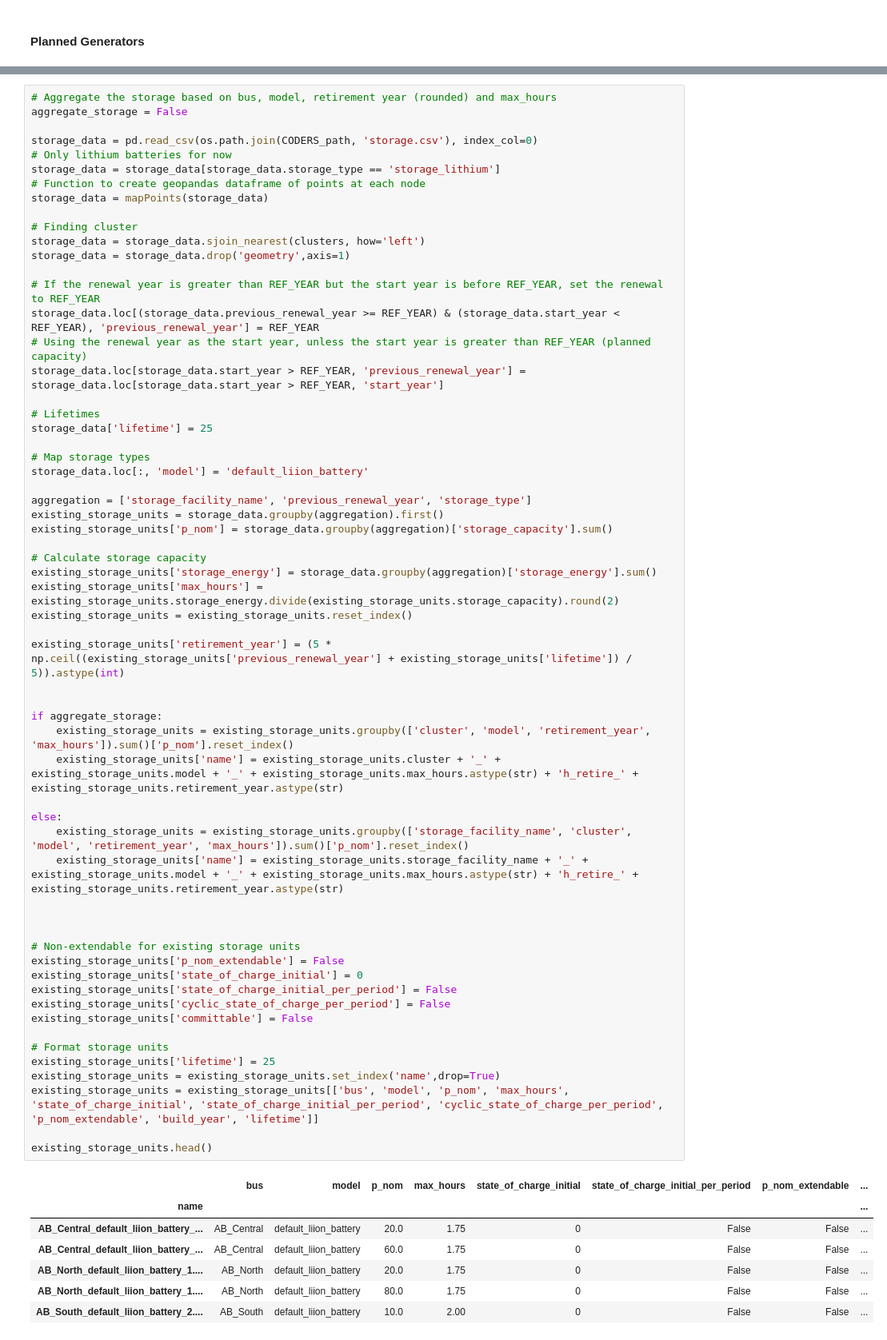
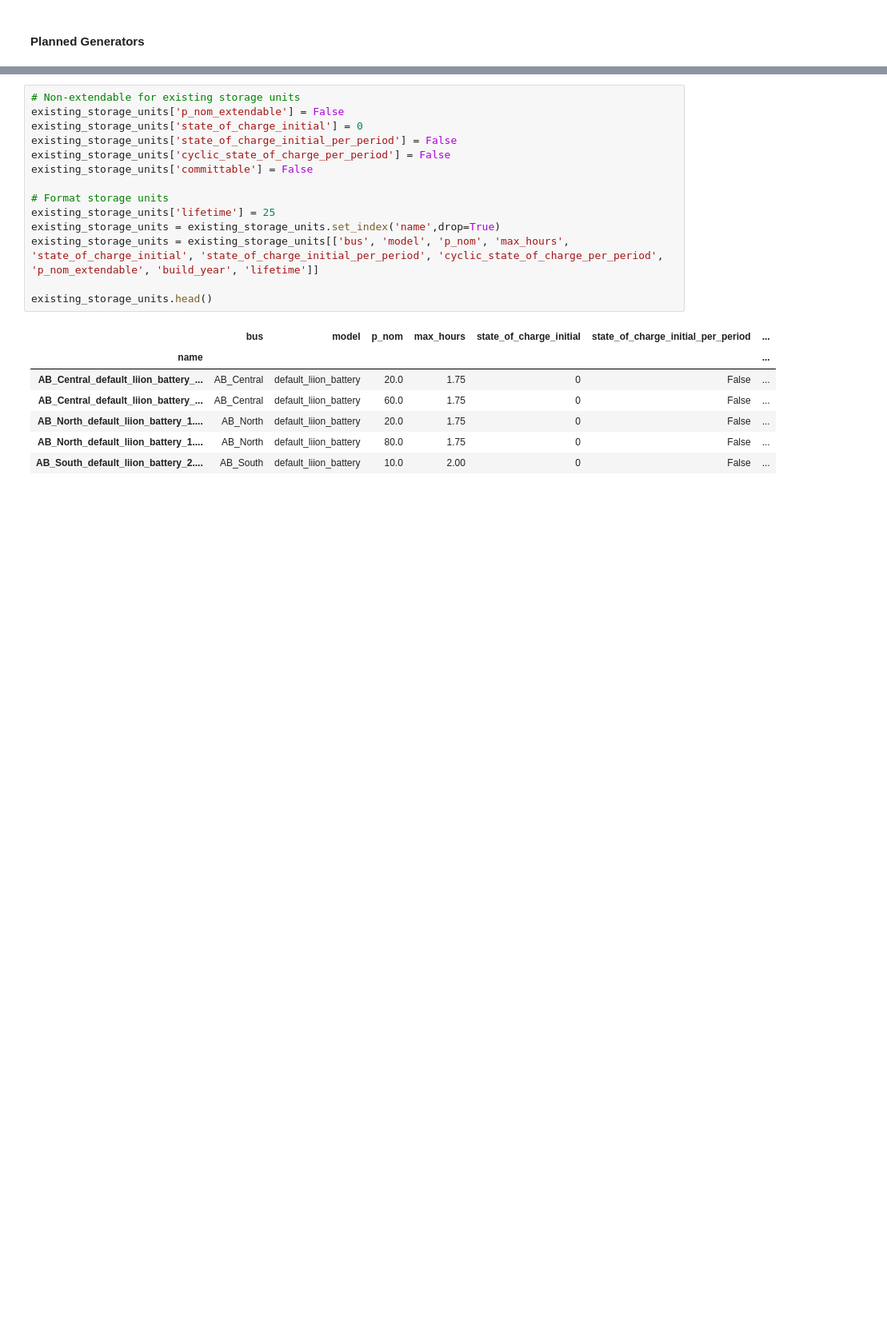
Before and after one commit to NRCan/pypsa-canada-national, a Jupyter notebook: 4 - Create Model.ipynb, the cells around one changed output, grey strips where cells are left out. Shown at 80% size. Cells and saved outputs as stored; diff of their text form; blank space fills up the shorter version.

```diff
--- a/4 - Create Model.ipynb
+++ b/4 - Create Model.ipynb
@@ -314,71 +314,25 @@ existing_storage_units.tail()
 # %%
-# Aggregate the storage based on bus, model, retirement year (rounded) and max_hours
-aggregate_storage = False
-
-storage_data = pd.read_csv(os.path.join(CODERS_path, 'storage.csv'), index_col=0)
-# Only lithium batteries for now
-storage_data = storage_data[storage_data.storage_type == 'storage_lithium']
-# Function to create geopandas dataframe of points at each node
-storage_data = mapPoints(storage_data)
-
-# Finding cluster
-storage_data = storage_data.sjoin_nearest(clusters, how='left')
-storage_data = storage_data.drop('geometry',axis=1)
-
-# If the renewal year is greater than REF_YEAR but the start year is before REF_YEAR, set the renewal to REF_YEAR
-storage_data.loc[(storage_data.previous_renewal_year >= REF_YEAR) & (storage_data.start_year < REF_YEAR), 'previous_renewal_year'] = REF_YEAR
-# Using the renewal year as the start year, unless the start year is greater than REF_YEAR (planned capacity)
-storage_data.loc[storage_data.start_year > REF_YEAR, 'previous_renewal_year'] = storage_data.loc[storage_data.start_year > REF_YEAR, 'start_year']
-
-# Lifetimes
-storage_data['lifetime'] = 25
-
-# Map storage types
-storage_data.loc[:, 'model'] = 'default_liion_battery'
-
-aggregation = ['storage_facility_name', 'previous_renewal_year', 'storage_type']
-existing_storage_units = storage_data.groupby(aggregation).first()
-existing_storage_units['p_nom'] = storage_data.groupby(aggregation)['storage_capacity'].sum()
-
-# Calculate storage capacity
-existing_storage_units['storage_energy'] = storage_data.groupby(aggregation)['storage_energy'].sum()
-existing_storage_units['max_hours'] = existing_storage_units.storage_energy.divide(existing_storage_units.storage_capacity).round(2)
-existing_storage_units = existing_storage_units.reset_index()
-
-existing_storage_units['retirement_year'] = (5 * np.ceil((existing_storage_units['previous_renewal_year'] + existing_storage_units['lifetime']) / 5)).astype(int)
-
-
-if aggregate_storage:
-    existing_storage_units = existing_storage_units.groupby(['cluster', 'model', 'retirement_year', 'max_hours']).sum()['p_nom'].reset_index()
-    existing_storage_units['name'] = existing_storage_units.cluster + '_' + existing_storage_units.model + '_' + existing_storage_units.max_hours.astype(str) + 'h_retire_' + existing_storage_units.retirement_year.astype(str)
-
-else:
-    existing_storage_units = existing_storage_units.groupby(['storage_facility_name', 'cluster', 'model', 'retirement_year', 'max_hours']).sum()['p_nom'].reset_index()
-    existing_storage_units['name'] = existing_storage_units.storage_facility_name + '_' + existing_storage_units.model + '_' + existing_storage_units.max_hours.astype(str) + 'h_retire_' + existing_storage_units.retirement_year.astype(str)
-
-
-
 # Non-extendable for existing storage units
 existing_storage_units['p_nom_extendable'] = False
 existing_storage_units['state_of_charge_initial'] = 0
 existing_storage_units['state_of_charge_initial_per_period'] = False
 existing_storage_units['cyclic_state_of_charge_per_period'] = False
 existing_storage_units['committable'] = False
 
 # Format storage units
 existing_storage_units['lifetime'] = 25
 existing_storage_units = existing_storage_units.set_index('name',drop=True)
 existing_storage_units = existing_storage_units[['bus', 'model', 'p_nom', 'max_hours', 'state_of_charge_initial', 'state_of_charge_initial_per_period', 'cyclic_state_of_charge_per_period', 'p_nom_extendable', 'build_year', 'lifetime']]
 
 existing_storage_units.head()
 # %% [output]
-|  | bus | model | p_nom | max_hours | state_of_charge_initial | state_of_charge_initial_per_period | p_nom_extendable | ... |
-| name |  |  |  |  |  |  |  | ... |
-| AB_Central_default_liion_battery_... | AB_Central | default_liion_battery | 20.0 | 1.75 | 0 | False | False | ... |
-| AB_Central_default_liion_battery_... | AB_Central | default_liion_battery | 60.0 | 1.75 | 0 | False | False | ... |
-| AB_North_default_liion_battery_1.... | AB_North | default_liion_battery | 20.0 | 1.75 | 0 | False | False | ... |
-| AB_North_default_liion_battery_1.... | AB_North | default_liion_battery | 80.0 | 1.75 | 0 | False | False | ... |
-| AB_South_default_liion_battery_2.... | AB_South | default_liion_battery | 10.0 | 2.00 | 0 | False | False | ... |
+|  | bus | model | p_nom | max_hours | state_of_charge_initial | state_of_charge_initial_per_period | ... |
+| name |  |  |  |  |  |  | ... |
+| AB_Central_default_liion_battery_... | AB_Central | default_liion_battery | 20.0 | 1.75 | 0 | False | ... |
+| AB_Central_default_liion_battery_... | AB_Central | default_liion_battery | 60.0 | 1.75 | 0 | False | ... |
+| AB_North_default_liion_battery_1.... | AB_North | default_liion_battery | 20.0 | 1.75 | 0 | False | ... |
+| AB_North_default_liion_battery_1.... | AB_North | default_liion_battery | 80.0 | 1.75 | 0 | False | ... |
+| AB_South_default_liion_battery_2.... | AB_South | default_liion_battery | 10.0 | 2.00 | 0 | False | ... |
 # %% [markdown]
 ### Optional storage units
 # %%
```
Also changed, not shown: parts of 3 cells of this notebook.
